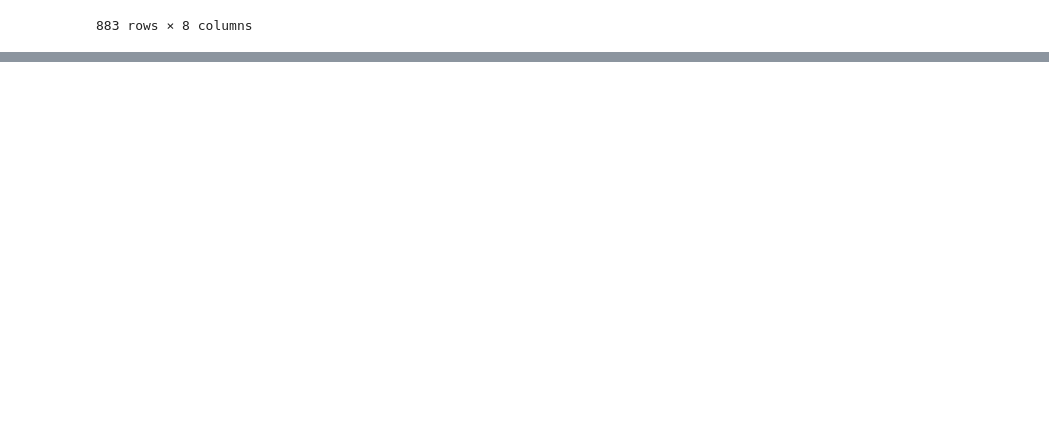
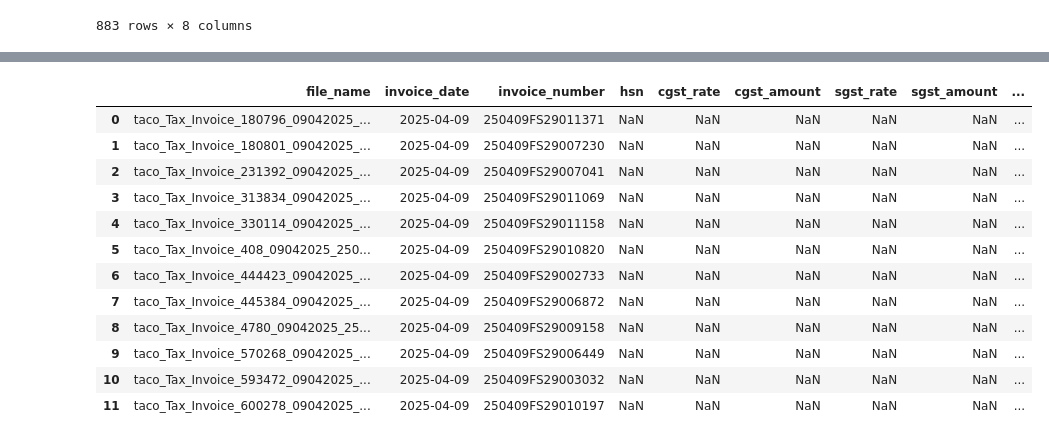
Before and after one commit to Rohith-rep/Mann-Hospitality-LLP, a Jupyter notebook: Cleaning of Data & Merging into single excel.ipynb, the cells around one changed output, grey strips where cells are left out. Drawn from its saved outputs; the diff is of its cells as text; code cells hidden in the pictures; blank space fills up the shorter version.

```diff
--- a/Cleaning of Data & Merging into single excel.ipynb
+++ b/Cleaning of Data & Merging into single excel.ipynb
@@ -319,0 +448,16 @@ is_irn : Y
+# %%
+pd.read_excel('extracted_invoice_summary.xlsx')
+# %% [output]
+|  | file_name | invoice_date | invoice_number | hsn | cgst_rate | cgst_amount | sgst_rate | sgst_amount | ... |
+| 0 | taco_Tax_Invoice_180796_09042025_... | 2025-04-09 | 250409FS29011371 | NaN | NaN | NaN | NaN | NaN | ... |
+| 1 | taco_Tax_Invoice_180801_09042025_... | 2025-04-09 | 250409FS29007230 | NaN | NaN | NaN | NaN | NaN | ... |
+| 2 | taco_Tax_Invoice_231392_09042025_... | 2025-04-09 | 250409FS29007041 | NaN | NaN | NaN | NaN | NaN | ... |
+| 3 | taco_Tax_Invoice_313834_09042025_... | 2025-04-09 | 250409FS29011069 | NaN | NaN | NaN | NaN | NaN | ... |
+| 4 | taco_Tax_Invoice_330114_09042025_... | 2025-04-09 | 250409FS29011158 | NaN | NaN | NaN | NaN | NaN | ... |
+| 5 | taco_Tax_Invoice_408_09042025_250... | 2025-04-09 | 250409FS29010820 | NaN | NaN | NaN | NaN | NaN | ... |
+| 6 | taco_Tax_Invoice_444423_09042025_... | 2025-04-09 | 250409FS29002733 | NaN | NaN | NaN | NaN | NaN | ... |
+| 7 | taco_Tax_Invoice_445384_09042025_... | 2025-04-09 | 250409FS29006872 | NaN | NaN | NaN | NaN | NaN | ... |
+| 8 | taco_Tax_Invoice_4780_09042025_25... | 2025-04-09 | 250409FS29009158 | NaN | NaN | NaN | NaN | NaN | ... |
+| 9 | taco_Tax_Invoice_570268_09042025_... | 2025-04-09 | 250409FS29006449 | NaN | NaN | NaN | NaN | NaN | ... |
+| 10 | taco_Tax_Invoice_593472_09042025_... | 2025-04-09 | 250409FS29003032 | NaN | NaN | NaN | NaN | NaN | ... |
+| 11 | taco_Tax_Invoice_600278_09042025_... | 2025-04-09 | 250409FS29010197 | NaN | NaN | NaN | NaN | NaN | ... |
```
Also changed, not shown: parts of 5 cells of this notebook.
